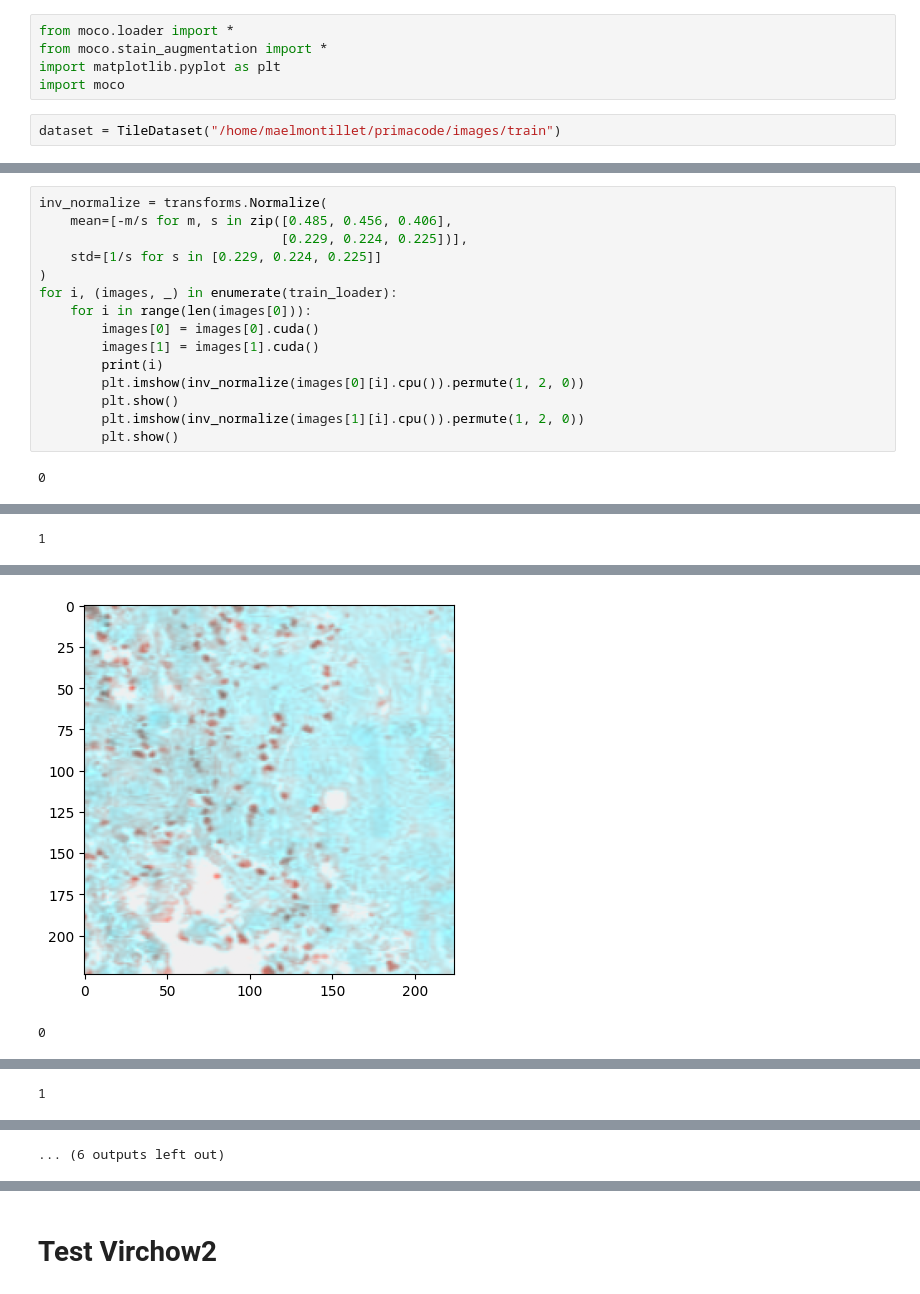
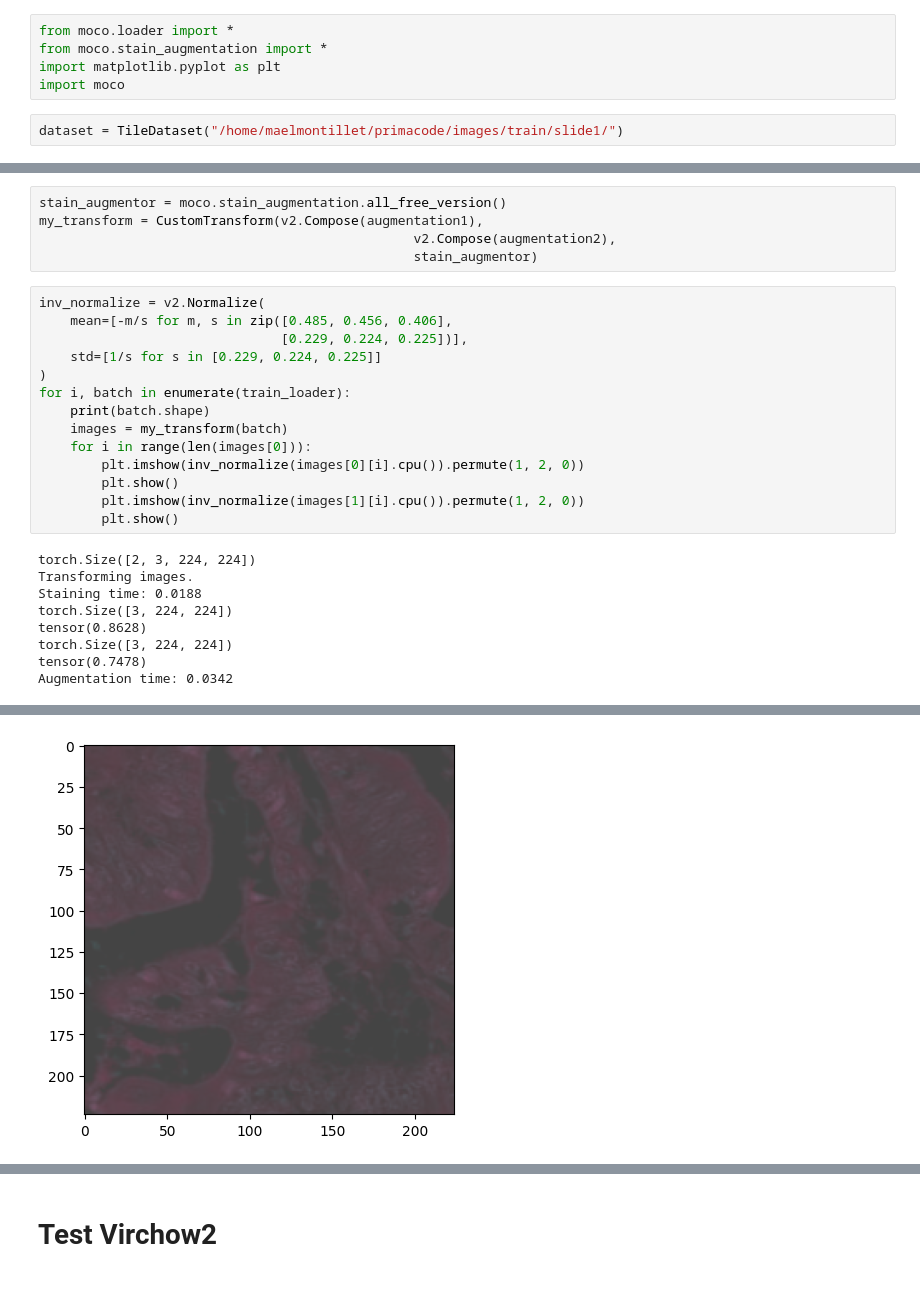
Before and after one commit to MaelMontillet/moco-experiment, a Jupyter notebook: test.ipynb, the cells around one changed output, grey strips where cells are left out. Drawn from its saved outputs; the diff is of its cells as text.

Commit message:
Separate loading and transform in an attempt to solve the blocking issue

```diff
--- a/test.ipynb
+++ b/test.ipynb
@@ -7,7 +7,7 @@ from moco.stain_augmentation import *
 import matplotlib.pyplot as plt
 import moco
 # %%
-dataset = TileDataset("/home/maelmontillet/primacode/images/train")
+dataset = TileDataset("/home/maelmontillet/primacode/images/train/slide1/")
 # %%
 len(dataset)
 # %% [output]
@@ -68,20 +60,31 @@ train_loader = DataLoader(dataset, batch_size=2, shuffle=True,
                         pin_memory=True,  drop_last=True,
                         #num_workers=1,
                        )
+# %%
+stain_augmentor = moco.stain_augmentation.all_free_version()
+my_transform = CustomTransform(v2.Compose(augmentation1),
+                                                v2.Compose(augmentation2),
+                                                stain_augmentor)
 # %%
-inv_normalize = transforms.Normalize(
+inv_normalize = v2.Normalize(
     mean=[-m/s for m, s in zip([0.485, 0.456, 0.406],
                                [0.229, 0.224, 0.225])],
     std=[1/s for s in [0.229, 0.224, 0.225]]
 )
-for i, (images, _) in enumerate(train_loader):
+for i, batch in enumerate(train_loader):
+    print(batch.shape)
+    images = my_transform(batch)
     for i in range(len(images[0])):
-        images[0] = images[0].cuda()
-        images[1] = images[1].cuda()
-        print(i)
         plt.imshow(inv_normalize(images[0][i].cpu()).permute(1, 2, 0))
         plt.show()
         plt.imshow(inv_normalize(images[1][i].cpu()).permute(1, 2, 0))
         plt.show()
 # %% [output]
-0
+torch.Size([2, 3, 224, 224])
+Transforming images.
+Staining time: 0.0188
+torch.Size([3, 224, 224])
+tensor(0.8628)
+torch.Size([3, 224, 224])
+tensor(0.7478)
+Augmentation time: 0.0342
@@ -90 +92,0 @@ for i, (images, _) in enumerate(train_loader):
-1
@@ -92,2 +94 @@ for i, (images, _) in enumerate(train_loader):
-[figure, old version]
+[figure, new version]
-0
@@ -96 +94,0 @@ for i, (images, _) in enumerate(train_loader):
-1
@@ -99,4 +95,3 @@ for i, (images, _) in enumerate(train_loader):
-... (6 outputs left out)
 # %%
 import os
 
```
Also changed, not shown: parts of 15 cells of this notebook, 2 other files.
